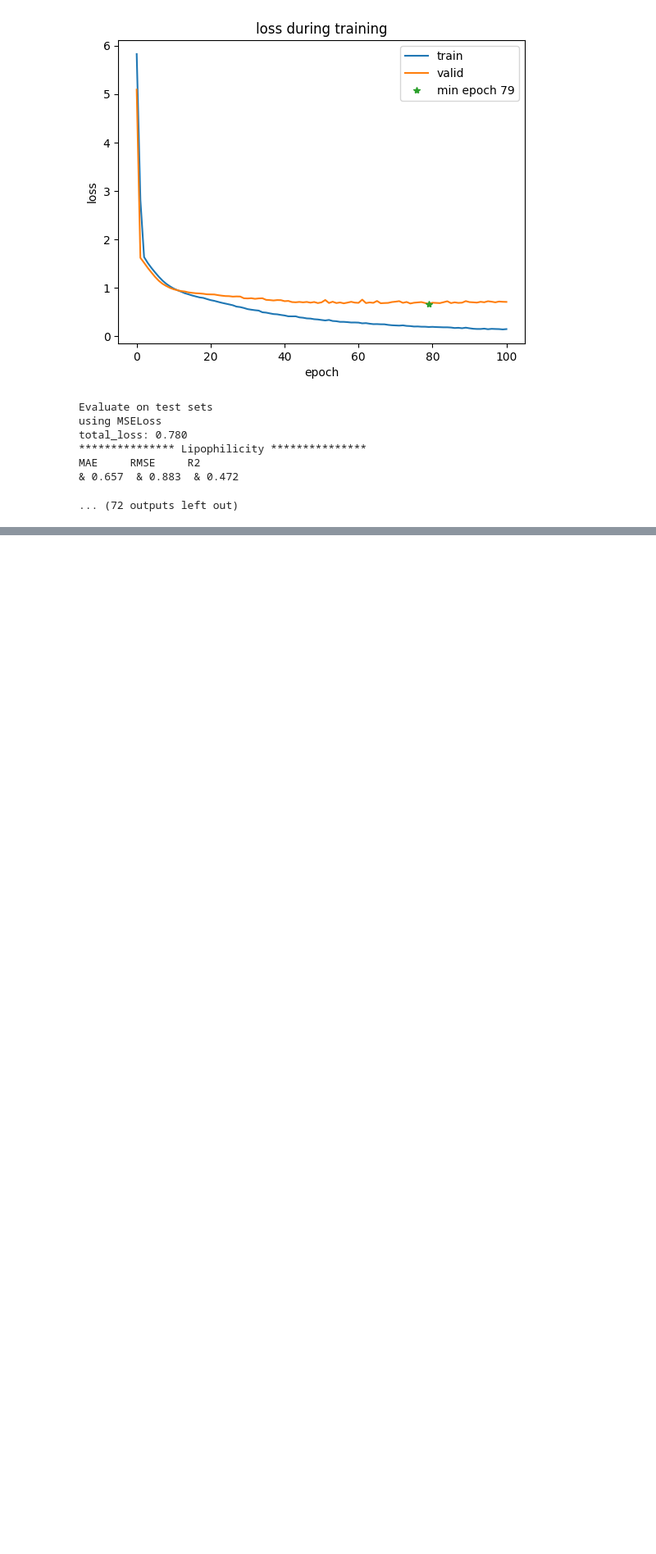
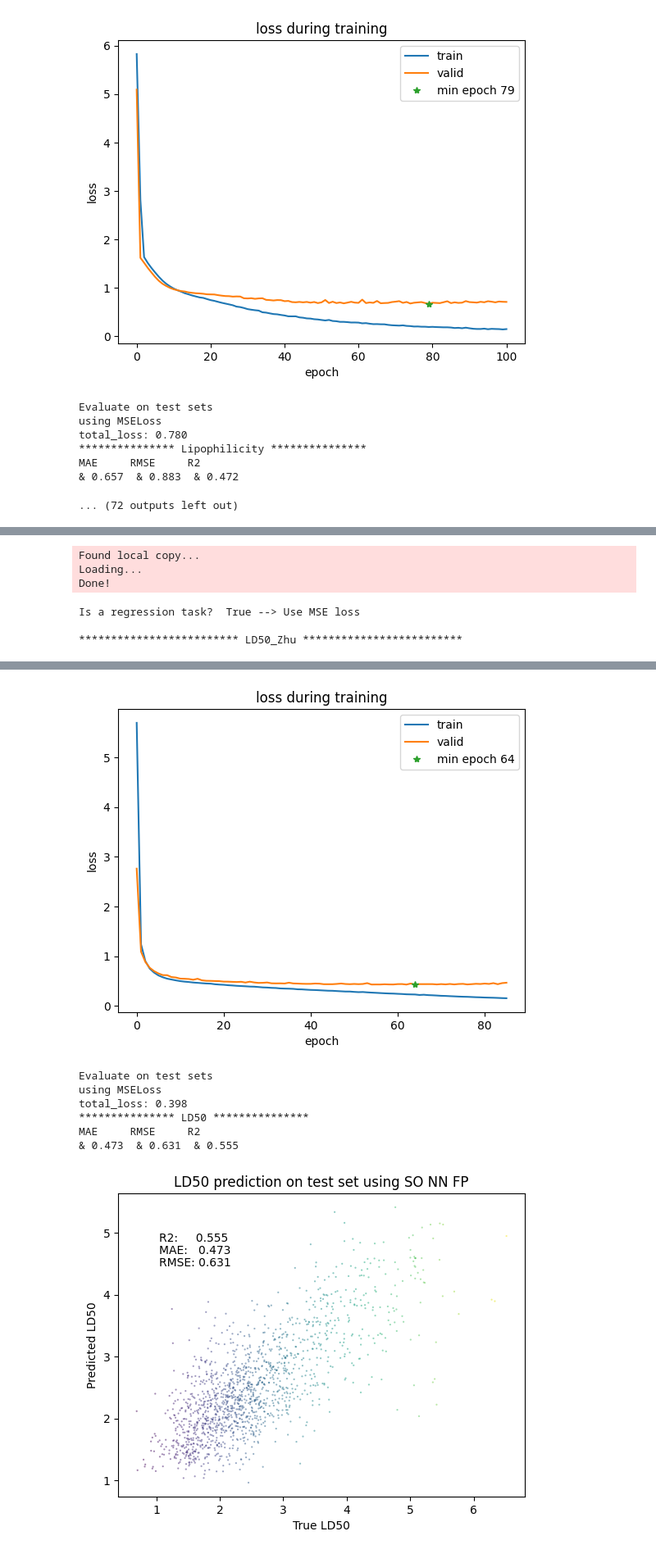
Before and after one commit to yingzibu/MOL2ADMET, a Jupyter notebook: examples/ADME_SO_MLP.ipynb, the cells around one changed output, grey strips where cells are left out. Shown at 82% size. Drawn from its saved outputs; the diff is of its cells as text; code cells hidden in the pictures; blank space fills up the shorter version.

```diff
--- a/examples/ADME_SO_MLP.ipynb
+++ b/examples/ADME_SO_MLP.ipynb
@@ -167,6 +167,10 @@ def clean_mol(df:pd.DataFrame):
     return df.reset_index(drop=True)
 # %%
 # data = ADME(name = name)
+tox_reg = ['LD50_Zhu'] + label_list[:2]
+tox_cls = ['hERG', 'hERG_Karim', 'AMES'] + [label_list[2]]
+tox_all = tox_reg + tox_cls
+
 def get_tvt(name, data=None, display_distribution=False):
     """
     clean and get train valid and test
@@ -176,7 +180,10 @@ def get_tvt(name, data=None, display_distribution=False):
     print()
     print('*'*25, name, '*'* 25)
     print()
-    if data==None: data = ADME(name=name)
+    if name in label_list: data = Tox(name='herg_central', label_name=name)
+    elif name in tox_all: data = Tox(name=name)
+    else: data = ADME(name=name)
+
     if display_distribution:  data.label_distribution()
     split = data.get_split()
     train, valid = clean_mol(split['train']), clean_mol(split['valid'])
@@ -240,5 +247,12 @@ name_cls = ['BBB_Martins', 'Bioavailability_Ma', 'Pgp_Broccatelli',
              'HIA_Hou', 'PAMPA_NCATS', 'CYP2C19_Veith', 'CYP2D6_Veith',
             'CYP3A4_Veith', 'CYP1A2_Veith', 'CYP2C9_Veith']
 
+name = name_cls[0]
 
-name = name_cls[0]
+
+from tdc.single_pred import Tox
+from tdc.utils import retrieve_label_name_list
+label_list = retrieve_label_name_list('herg_central')
+tox_reg = ['LD50_Zhu'] + label_list[:2]
+tox_cls = ['hERG', 'hERG_Karim', 'AMES'] + [label_list[2]]
+tox_all = tox_reg + tox_cls
@@ -481,7 +488,8 @@ Accuracy, weighted accuracy, precision, recall/SE, SP,     F1,     AUC,     MCC,
 # %%
 
 def single_train(name):
-    if name in name_reg: IS_R = True
+
+    if name in name_reg + tox_reg: IS_R = True
     else: IS_R = False
 
     names = [name]
@@ -694,0 +705,10 @@ MAE     RMSE     R2
+# %%
+for name in ['LD50_Zhu', 'hERG_Karim', 'AMES']:
+    single_train(name)
+# %% [output]
+Found local copy...
+Loading...
+Done!
+Is a regression task?  True --> Use MSE loss
+
+************************* LD50_Zhu *************************
@@ -694,0 +732,8 @@ MAE     RMSE     R2
+[figure, added]
+Evaluate on test sets
+using MSELoss
+total_loss: 0.398
+*************** LD50 ***************
+MAE     RMSE     R2
+& 0.473  & 0.631  & 0.555
+[figure, added]
```
Also changed, not shown: parts of 5 cells of this notebook.
